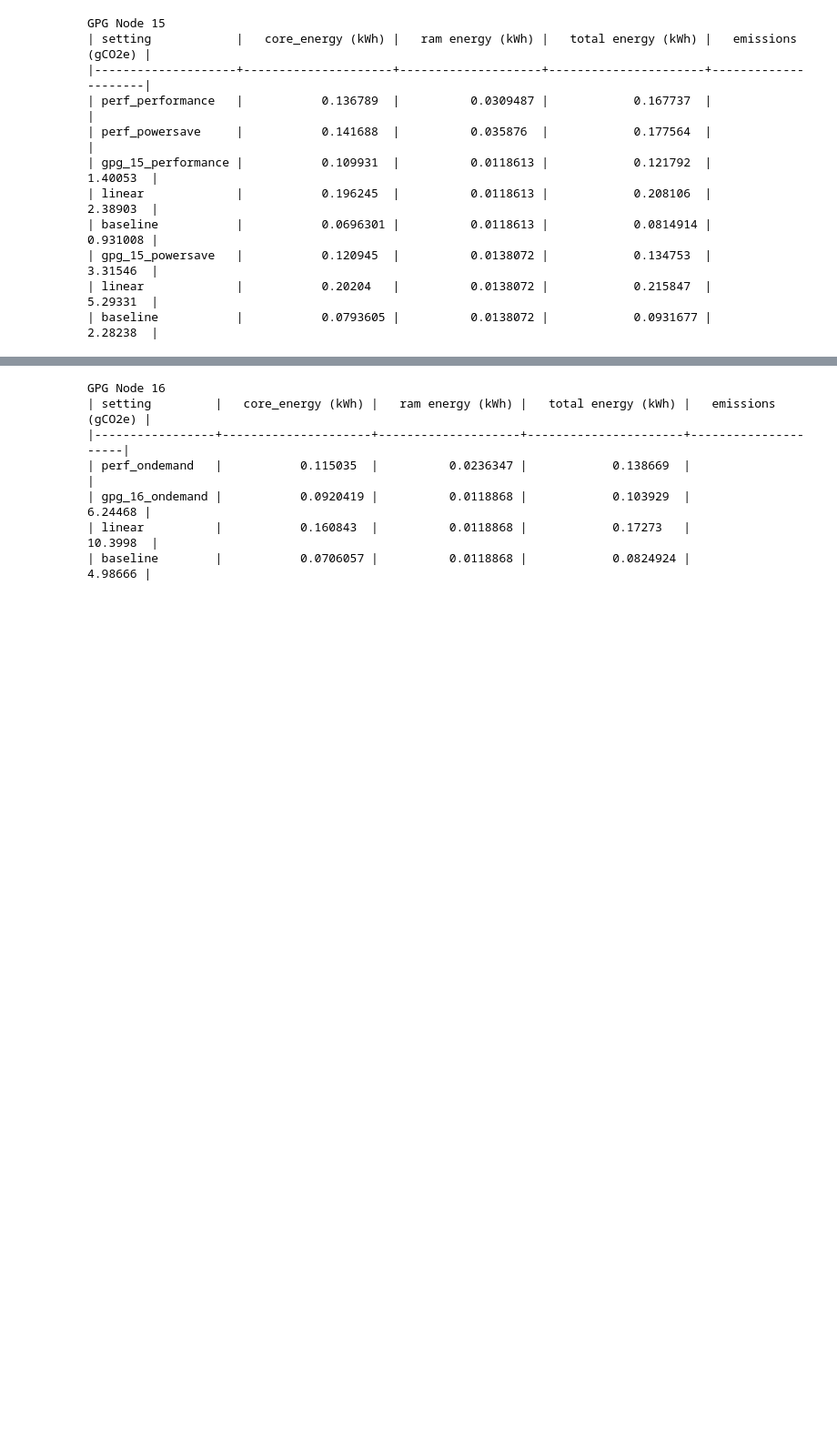
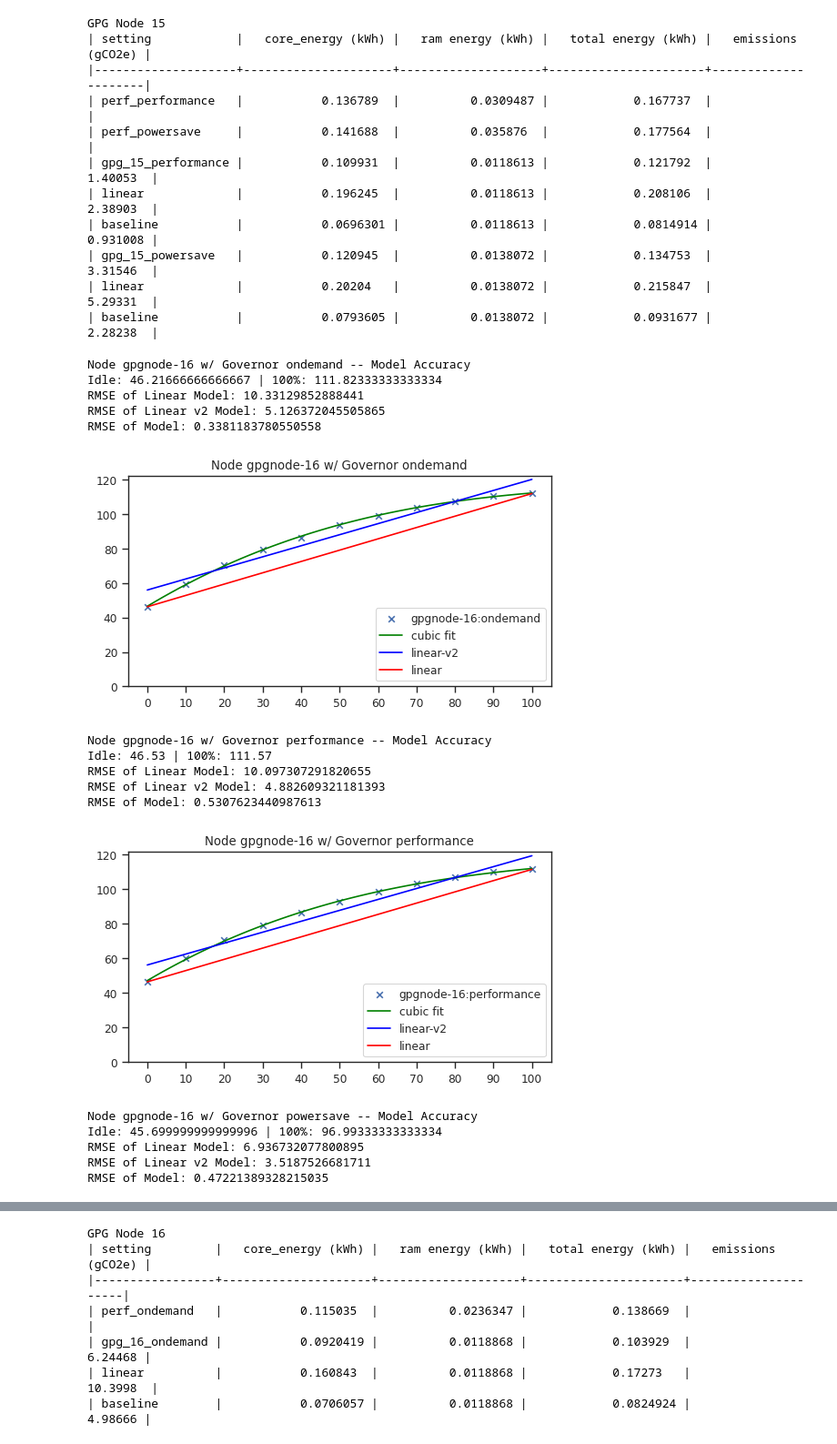
Before and after one commit to GlasgowC3lab/ichnos-results-evaluation, a Jupyter notebook: eval.ipynb, the cells around one changed output, grey strips where cells are left out. Shown at 91% size. Cells and saved outputs as stored; diff of their text form; code cells hidden in the pictures; blank space fills up the shorter version.

```diff
--- a/eval.ipynb
+++ b/eval.ipynb
@@ -454,3 +460,25 @@ GPG Node 15
 | gpg_15_powersave   |           0.120945  |          0.0138072 |            0.134753  |            3.31546  |
 | linear             |           0.20204   |          0.0138072 |            0.215847  |            5.29331  |
 | baseline           |           0.0793605 |          0.0138072 |            0.0931677 |            2.28238  |
+# %%
+# Graph the Power Consumption for gpgnode-16
+governors = ['ondemand', 'performance', 'powersave']
+plot_ts_report('gpgnode-16', governors)
+# %% [output]
+Node gpgnode-16 w/ Governor ondemand -- Model Accuracy
+Idle: 46.21666666666667 | 100%: 111.82333333333334
+RMSE of Linear Model: 10.33129852888441
+RMSE of Linear v2 Model: 5.126372045505865
+RMSE of Model: 0.3381183780550558
+[figure, added]
+Node gpgnode-16 w/ Governor performance -- Model Accuracy
+Idle: 46.53 | 100%: 111.57
+RMSE of Linear Model: 10.097307291820655
+RMSE of Linear v2 Model: 4.882609321181393
+RMSE of Model: 0.5307623440987613
+[figure, added]
+Node gpgnode-16 w/ Governor powersave -- Model Accuracy
+Idle: 45.699999999999996 | 100%: 96.99333333333334
+RMSE of Linear Model: 6.936732077800895
+RMSE of Linear v2 Model: 3.5187526681711
+RMSE of Model: 0.47221389328215035
```
Also changed, not shown: parts of 8 cells of this notebook, 3 other files.
